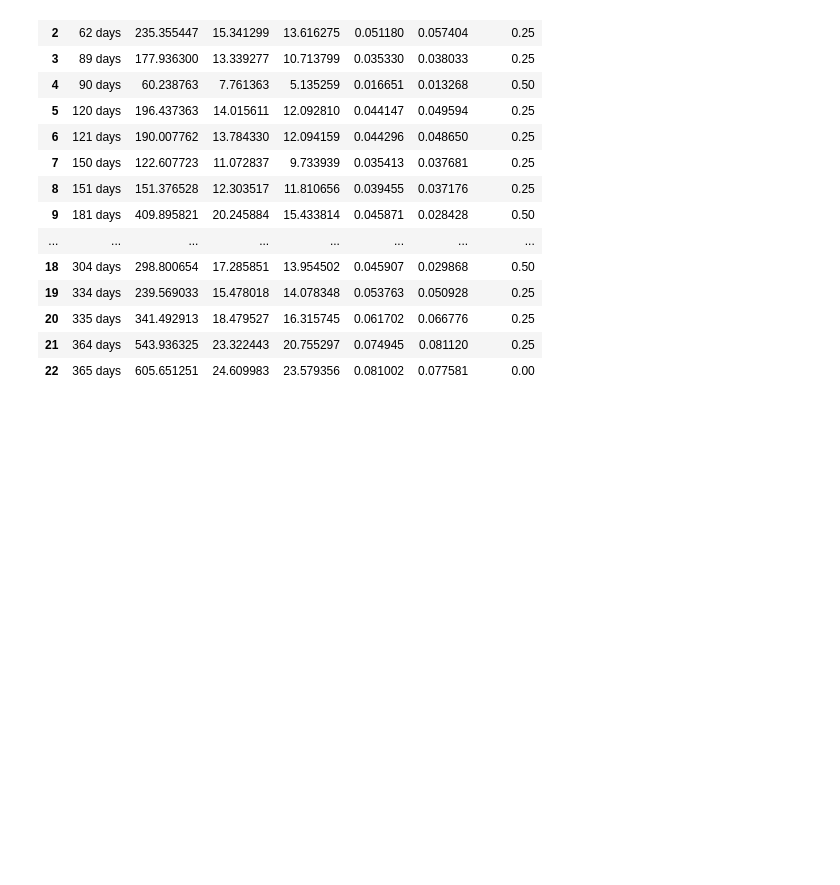
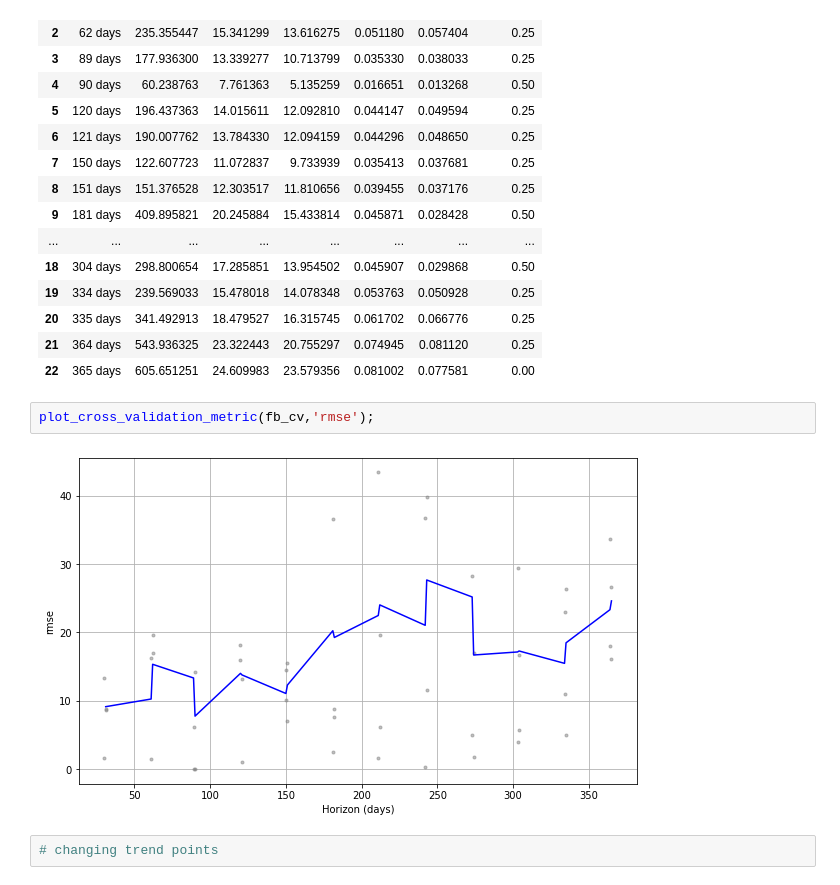
Before and after one commit to sailajak2003/TimeSeries, a Jupyter notebook: airline_pssg.ipynb, the cells around one changed output. Saved outputs shown, nothing was run; the diff lists cells and outputs as text; blank space fills up the shorter version.

```diff
--- a/airline_pssg.ipynb
+++ b/airline_pssg.ipynb
@@ -353,3 +353,9 @@ performance_metrics(fb_cv)
 | 20 | 335 days | 341.492913 | 18.479527 | 16.315745 | 0.061702 | 0.066776 | 0.25 |
 | 21 | 364 days | 543.936325 | 23.322443 | 20.755297 | 0.074945 | 0.081120 | 0.25 |
 | 22 | 365 days | 605.651251 | 24.609983 | 23.579356 | 0.081002 | 0.077581 | 0.00 |
+# %%
+plot_cross_validation_metric(fb_cv,'rmse');
+# %% [output]
+[figure, added]
+# %%
+# changing trend points
```
Also changed, not shown: parts of 2 cells of this notebook.
